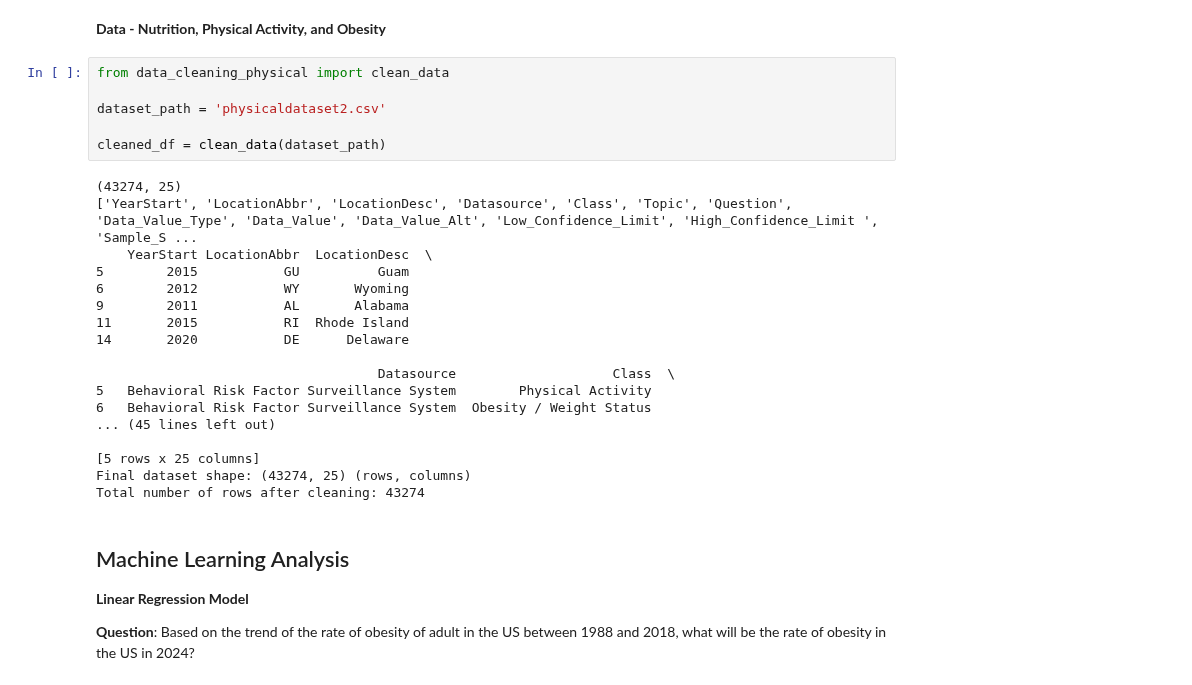
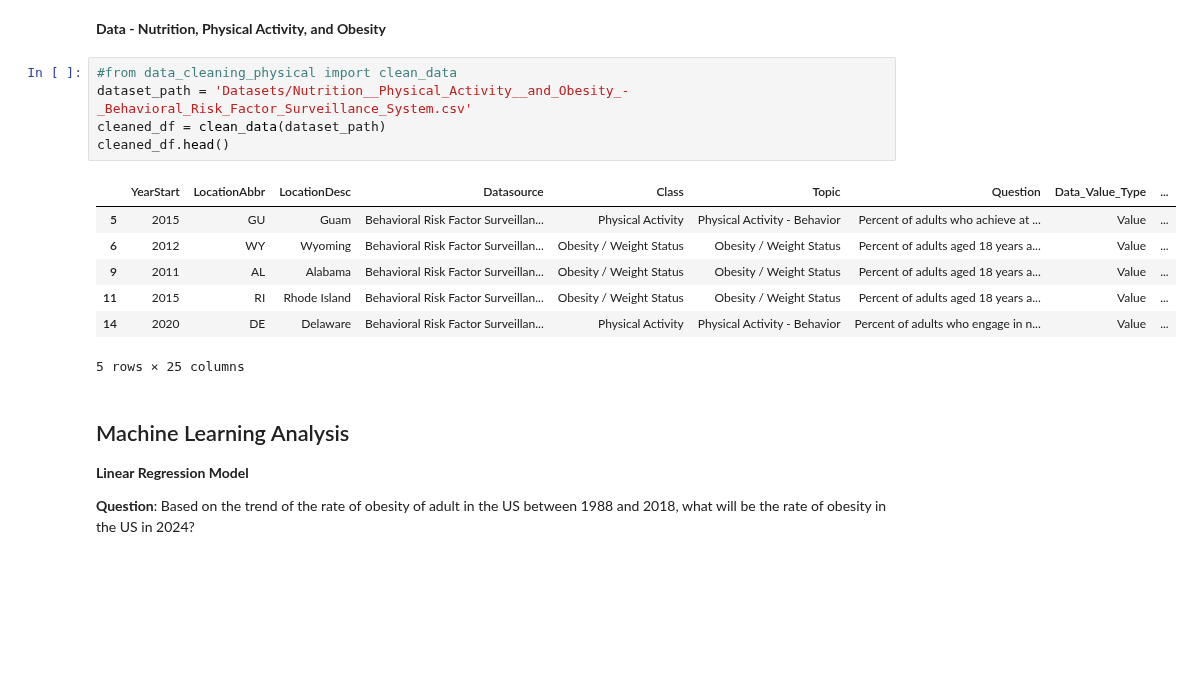
Before and after one commit to rafaymk02/Obesity-Factors-Analysis-US-, a Jupyter notebook: Final_Report.ipynb, the cells around one changed output. Drawn from its saved outputs; the diff is of its cells as text; blank space fills up the shorter version.

```diff
--- a/Final_Report.ipynb
+++ b/Final_Report.ipynb
@@ -62,29 +62,18 @@ raceGender_df.head()
 # %% [markdown]
 **Data - Nutrition, Physical Activity, and Obesity**
 # %%
-from data_cleaning_physical import clean_data
-
-dataset_path = 'physicaldataset2.csv'
-
+#from data_cleaning_physical import clean_data
+dataset_path = 'Datasets/Nutrition__Physical_Activity__and_Obesity_-_Behavioral_Risk_Factor_Surveillance_System.csv'
 cleaned_df = clean_data(dataset_path)
+cleaned_df.head()
 # %% [output]
+|  | YearStart | LocationAbbr | LocationDesc | Datasource | Class | Topic | Question | Data_Value_Type | ... |
+| 5 | 2015 | GU | Guam | Behavioral Risk Factor Surveillan... | Physical Activity | Physical Activity - Behavior | Percent of adults who achieve at ... | Value | ... |
+| 6 | 2012 | WY | Wyoming | Behavioral Risk Factor Surveillan... | Obesity / Weight Status | Obesity / Weight Status | Percent of adults aged 18 years a... | Value | ... |
+| 9 | 2011 | AL | Alabama | Behavioral Risk Factor Surveillan... | Obesity / Weight Status | Obesity / Weight Status | Percent of adults aged 18 years a... | Value | ... |
+| 11 | 2015 | RI | Rhode Island | Behavioral Risk Factor Surveillan... | Obesity / Weight Status | Obesity / Weight Status | Percent of adults aged 18 years a... | Value | ... |
+| 14 | 2020 | DE | Delaware | Behavioral Risk Factor Surveillan... | Physical Activity | Physical Activity - Behavior | Percent of adults who engage in n... | Value | ... |
-(43274, 25)
-['YearStart', 'LocationAbbr', 'LocationDesc', 'Datasource', 'Class', 'Topic', 'Question', 'Data_Value_Type', 'Data_Value', 'Data_Value_Alt', 'Low_Confidence_Limit', 'High_Confidence_Limit ', 'Sample_S ...
-    YearStart LocationAbbr  LocationDesc  \
-5        2015           GU          Guam
-6        2012           WY       Wyoming
-9        2011           AL       Alabama
-11       2015           RI  Rhode Island
-14       2020           DE      Delaware
-
-                                    Datasource                    Class  \
-5   Behavioral Risk Factor Surveillance System        Physical Activity
-6   Behavioral Risk Factor Surveillance System  Obesity / Weight Status
-... (45 lines left out)
-
-[5 rows x 25 columns]
-Final dataset shape: (43274, 25) (rows, columns)
-Total number of rows after cleaning: 43274
+5 rows × 25 columns
 # %% [markdown]
 ## Machine Learning Analysis
 **Linear Regression Model**
```
Also changed, not shown: parts of 2 cells of this notebook, 20 other files.
